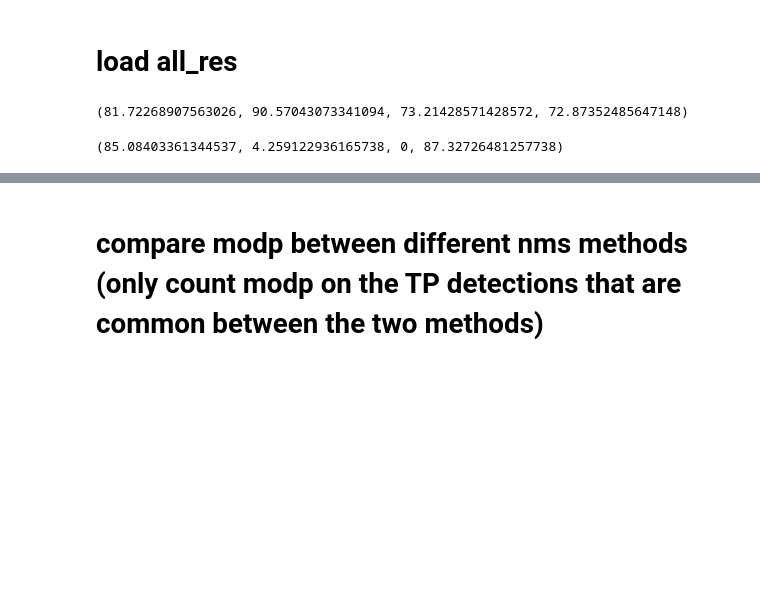
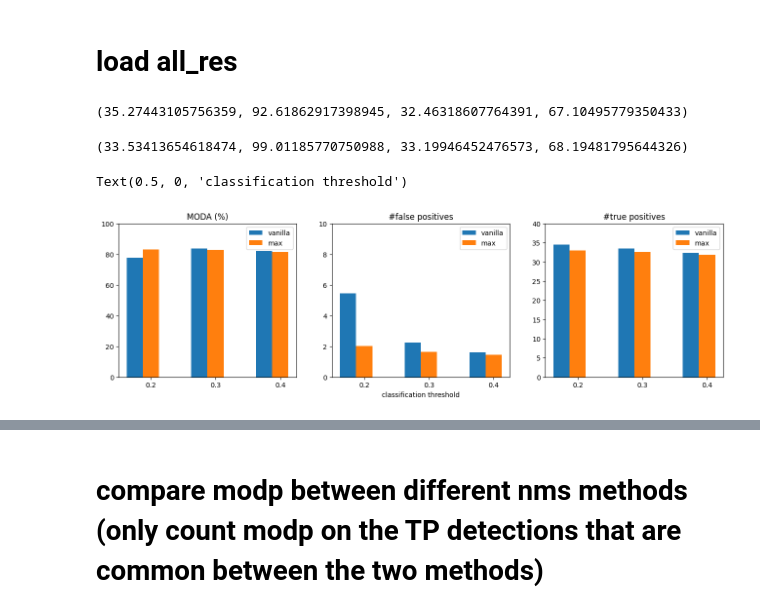
Before and after one commit to ErikBrorsson/MVDet, a Jupyter notebook: pred_viz.ipynb, the cells around one changed output, grey strips where cells are left out. Cells and saved outputs as stored; diff of their text form; code cells hidden in the pictures; blank space fills up the shorter version.

```diff
--- a/pred_viz.ipynb
+++ b/pred_viz.ipynb
@@ -862,15 +919,69 @@ res_list_max = torch.cat(res_list_max, dim=0).numpy() if res_list_max else np.em
 # %%
 gtAllMatrix, detAllMatrix = load_res(res_list, np.loadtxt(gt_path))
 recall, precision, MODA, MODP = CLEAR_MOD_HUN(gtAllMatrix, detAllMatrix)
+tp = gtAllMatrix.shape[0]*recall/100
+fp = detAllMatrix.shape[0] - detAllMatrix.shape[0]*precision/100
+tp_list.append(tp)
+fp_list.append(fp)
+moda_list.append(MODA)
 recall, precision, MODA, MODP
 # %% [output]
-(81.72268907563026, 90.57043073341094, 73.21428571428572, 72.87352485647148)
+(35.27443105756359, 92.61862917398945, 32.46318607764391, 67.10495779350433)
 # %%
 gtAllMatrix, detAllMatrix_max = load_res(res_list_max, np.loadtxt(gt_path))
 recall, precision, MODA, MODP = CLEAR_MOD_HUN(gtAllMatrix, detAllMatrix_max)
+tp = gtAllMatrix.shape[0]*recall/100
+fp = detAllMatrix_max.shape[0] - detAllMatrix_max.shape[0]*precision/100
+tp_list_max.append(tp)
+fp_list_max.append(fp)
+moda_list_max.append(MODA)
 recall, precision, MODA, MODP
 # %% [output]
-(85.08403361344537, 4.259122936165738, 0, 87.32726481257738)
+(33.53413654618474, 99.01185770750988, 33.19946452476573, 68.19481795644326)
+# %%
+fig = plt.figure(figsize=(16,9))
+subplt0 = fig.add_subplot(231, title="MODA (%)")
+subplt1 = fig.add_subplot(232, title="#false positives")
+subplt2 = fig.add_subplot(233, title="#true positives")
+# subplt2 = fig.add_subplot(223, title="fp_max")
+# subplt3 = fig.add_subplot(224, title="tp_max")
+
+# subplt0.bar(["0.2", "0.3", "0.4"], fp_list)
+# subplt1.bar(["0.2", "0.3", "0.4"], tp_list)
+# subplt2.bar(["0.2", "0.3", "0.4"], fp_list_max)
+# subplt3.bar(["0.2", "0.3", "0.4"], tp_list_max)
+
+fp_dict = {"vanilla": fp_list, "max": fp_list_max}
+tp_dict = {"vanilla": tp_list, "max": tp_list_max}
+moda_dict = {"vanilla": moda_list, "max": moda_list_max}
+
+x = np.arange(3)
+labels=["0.2", "0.3", "0.4"]
+width = 0.25
+for i, (k, v) in enumerate(fp_dict.items()):
+    subplt1.bar(x + i*width, np.array(v)/40, width, label=k)
+
+for i, (k, v) in enumerate(tp_dict.items()):
+    subplt2.bar(x + i*width, np.array(v)/40, width, label=k)
+
+for i, (k, v) in enumerate(moda_dict.items()):
+    subplt0.bar(x + i*width, np.array(v), width, label=k)
+
+
+
+subplt0.set_xticks(x+width, labels)
+subplt1.set_xticks(x+width, labels)
+subplt2.set_xticks(x+width, labels)
+subplt0.legend()
+subplt1.legend()
+subplt2.legend()
+subplt0.set_ylim(0, 100)
+subplt1.set_ylim(0, 10)
+subplt2.set_ylim(0, 40)
+subplt1.set_xlabel("classification threshold")
+# %% [output]
+Text(0.5, 0, 'classification threshold')
+[figure, added]
 # %%
 # plot for normal detections
 map_gt_tot, map_detected_tot, map_missed_tot, map_fp_tot = get_detection_heatmaps(gtAllMatrix=gtAllMatrix,
```
Also changed, not shown: parts of 17 cells of this notebook, 2 other files.
